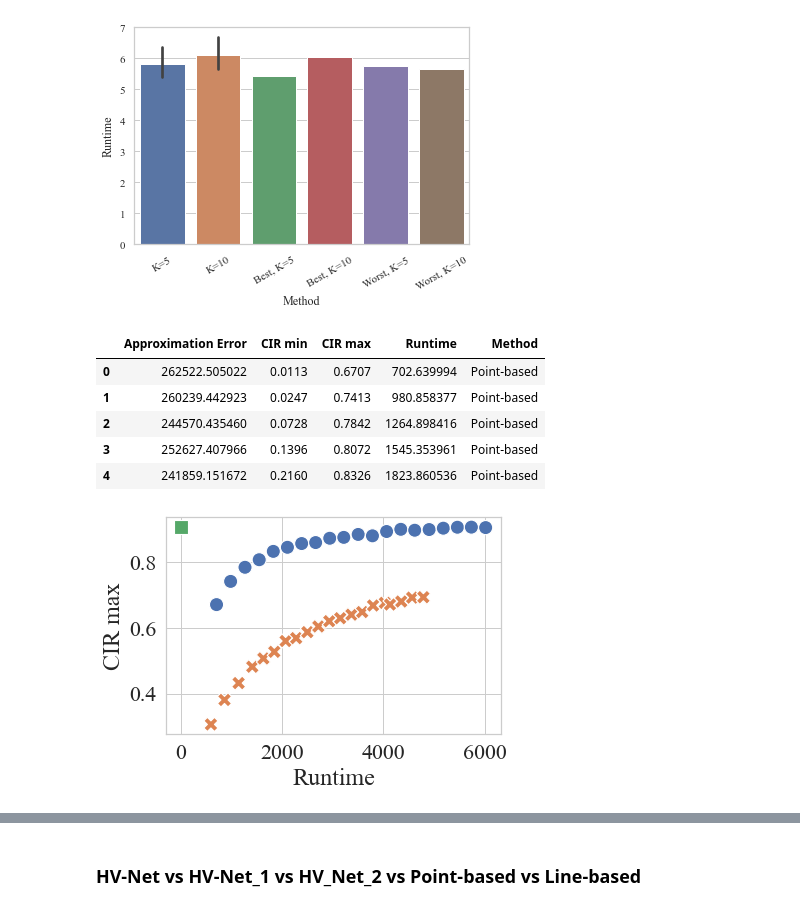
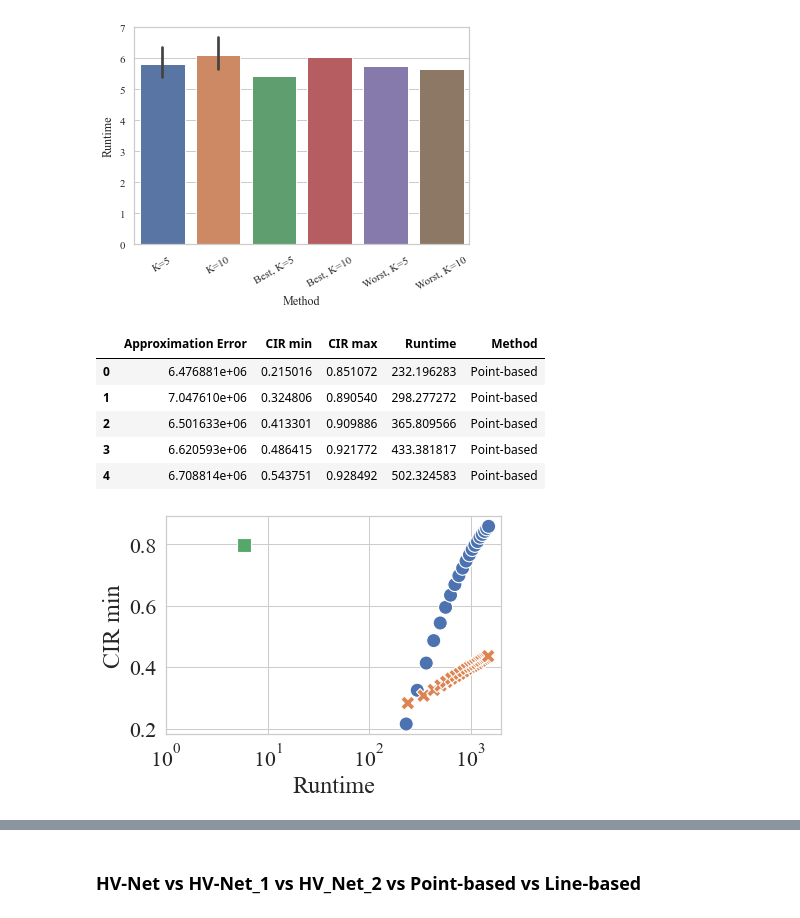
Before and after one commit to HisaoLabSUSTC/HVC-Net, a Jupyter notebook: set_transformer-master/Draw.ipynb, the cells around one changed output, grey strips where cells are left out. Drawn from its saved outputs; the diff is of its cells as text; code cells hidden in the pictures.

```diff
--- a/set_transformer-master/Draw.ipynb
+++ b/set_transformer-master/Draw.ipynb
@@ -676,8 +676,10 @@ collected_data = []
 ## MC R2
 loss_MC, time_MC, loss_R2, time_R2 = [], [], [], []
 cirmin_MC, cirmax_MC, cirmin_R2, cirmax_R2 = [], [], [], []
-for seed in range(9, 10):
-    test_MCR2_file = f'result_MC_R2_test_data_M{M}_200_{seed}.mat'
+for seed in range(0, 10):
+    test_MCR2_file = f'result_MC_R2_test_data_M{M}_{seed}.mat'
+# for seed in range(9, 10):
+#     test_MCR2_file = f'result_MC_R2_test_data_M{M}_200_{seed}.mat'
     path = os.path.join(path_dir, 'results', test_MCR2_file)
     data = scio.loadmat(path)
     loss_MC.append(data['Loss'].reshape(-1))     # [20,]
@@ -705,8 +707,10 @@ collected_data.append(pd.DataFrame({'Approximation Error': loss_R2, 'CIR min': c
 device = 'cuda'
 loss_net, time_net = [], []
 cirmin_net, cirmax_net = [], []
-for seed in range(9, 10):
-    test_net_file = f'result_model_5_M{M}_10_test_data_M{M}_200_{seed}_{device}.mat'
+for seed in range(1, 10):
+    test_net_file = f'result_model_5_M{M}_10_test_data_M{M}_{seed}_{device}.mat'
+# for seed in range(9, 10):
+#     test_net_file = f'result_model_5_M{M}_10_test_data_M{M}_200_{seed}_{device}.mat'
     path = os.path.join(path_dir, 'results', test_net_file)
     data = scio.loadmat(path)
     loss_net.append(data['loss'].reshape(-1))
@@ -744,32 +748,35 @@ collected_data = pd.concat(collected_data, ignore_index=True)
 collected_data.head()
 # %% [output]
 |  | Approximation Error | CIR min | CIR max | Runtime | Method |
-| 0 | 262522.505022 | 0.0113 | 0.6707 | 702.639994 | Point-based |
-| 1 | 260239.442923 | 0.0247 | 0.7413 | 980.858377 | Point-based |
-| 2 | 244570.435460 | 0.0728 | 0.7842 | 1264.898416 | Point-based |
-| 3 | 252627.407966 | 0.1396 | 0.8072 | 1545.353961 | Point-based |
-| 4 | 241859.151672 | 0.2160 | 0.8326 | 1823.860536 | Point-based |
+| 0 | 6.476881e+06 | 0.215016 | 0.851072 | 232.196283 | Point-based |
+| 1 | 7.047610e+06 | 0.324806 | 0.890540 | 298.277272 | Point-based |
+| 2 | 6.501633e+06 | 0.413301 | 0.909886 | 365.809566 | Point-based |
+| 3 | 6.620593e+06 | 0.486415 | 0.921772 | 433.381817 | Point-based |
+| 4 | 6.708814e+06 | 0.543751 | 0.928492 | 502.324583 | Point-based |
 # %%
-target = "CIR max"
+target = "CIR min"
 ## draw plot
 sns.set_theme(style="whitegrid", font='Times New Roman', font_scale=2)
 plt.figure()
 size = [200 for _ in range(40)]
 size.extend([400])  # , 400
 fig = sns.scatterplot(data=collected_data, x="Runtime", y=target,
                       hue="Method",
                       # palette=['blue', 'green', 'red'],  #, 'purple'
                       style="Method",
                       # markers=['s', 'o', 'P'],  # ,'X'
                       s=size, legend=False)
                       # s=size)
 # fig.invert_yaxis()
 # plt.legend(loc='upper right', framealpha=1)
+fig.set_xscale('log')
+fig.set_xlim([1e0, fig.get_xlim()[1]])
 
 # plt.setp(fig.get_legend().get_title(), fontsize=10)
 # plt.setp(fig.get_legend().get_texts(), fontsize=20)
 
 ## save plt
-fig.get_figure().savefig(os.path.join(path_dir, 'figure', f'test_M{M}_{"".join(target.split(" "))}_{device}_200.png'), dpi=300, bbox_inches='tight')
+fig.get_figure().savefig(os.path.join(path_dir, 'figure', f'test_M{M}_{"".join(target.split(" "))}_{device}.png'), dpi=300, bbox_inches='tight')
+# fig.get_figure().savefig(os.path.join(path_dir, 'figure', f'test_M{M}_{"".join(target.split(" "))}_{device}_200.png'), dpi=300, bbox_inches='tight')
 # %% [output]
-[figure, old version]
+[figure, new version]
```
Also changed, not shown: parts of 1 cell of this notebook, 25 other files.
